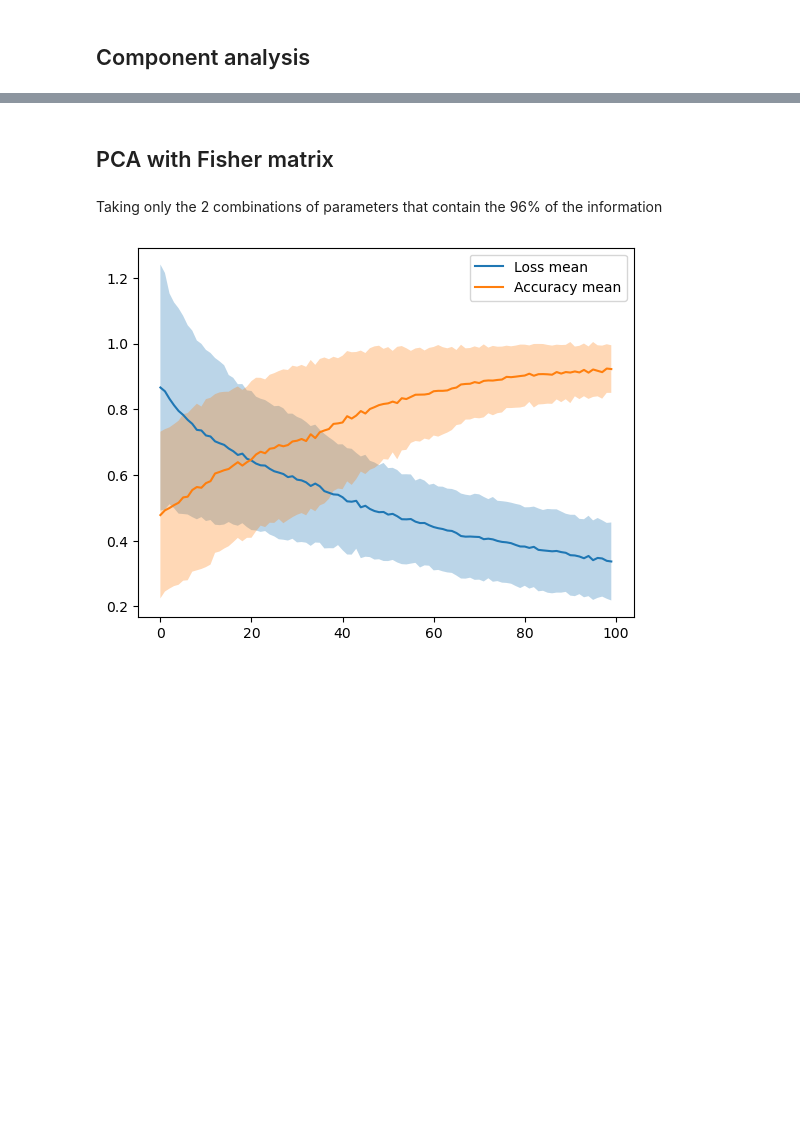
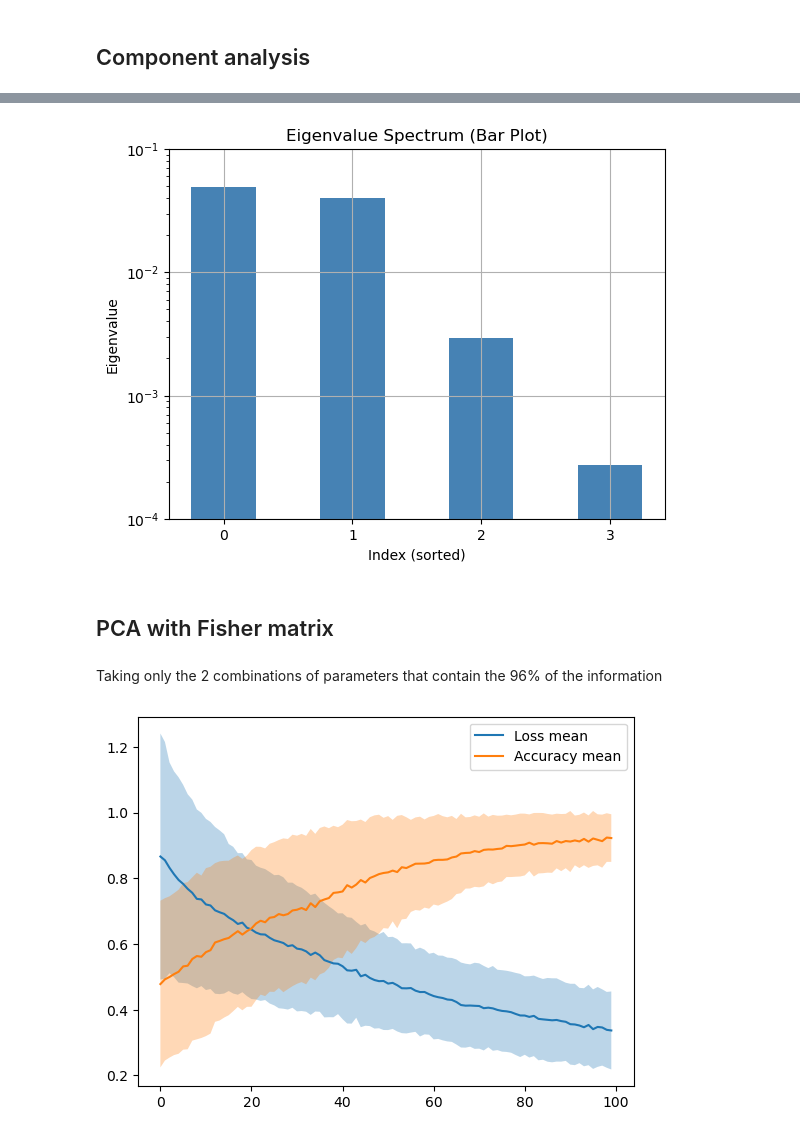
Before and after one commit to FrancescoPeron/LCP_B, a Jupyter notebook: Project/Fisher_analysis_standard.ipynb, the cells around one changed output, grey strips where cells are left out. Saved outputs shown, nothing was run; the diff lists cells and outputs as text; code cells hidden in the pictures; blank space fills up the shorter version.

```diff
--- a/Project/Fisher_analysis_standard.ipynb
+++ b/Project/Fisher_analysis_standard.ipynb
@@ -173,5 +198,18 @@ Information in eigenvalue 1: 0.40
 Information in eigenvalue 2: 0.03
 Information in eigenvalue 3: 0.00
+# %%
+plt.bar(np.arange(len(eigvals)), eigvals, width=0.5, color='steelblue')
+
+plt.xlabel("Index (sorted)")
+plt.ylabel("Eigenvalue")
+plt.title("Eigenvalue Spectrum (Bar Plot)")
+plt.yscale("log")
+plt.xticks(np.arange(0, len(eigvals), 1))
+plt.yticks([1e-4, 1e-3, 1e-2, 1e-1])
+plt.grid()
+plt.show()
+# %% [output]
+[figure, added]
 # %% [markdown]
 ## PCA with Fisher matrix
 # %% [markdown]
```
Also changed, not shown: parts of 7 cells of this notebook.
